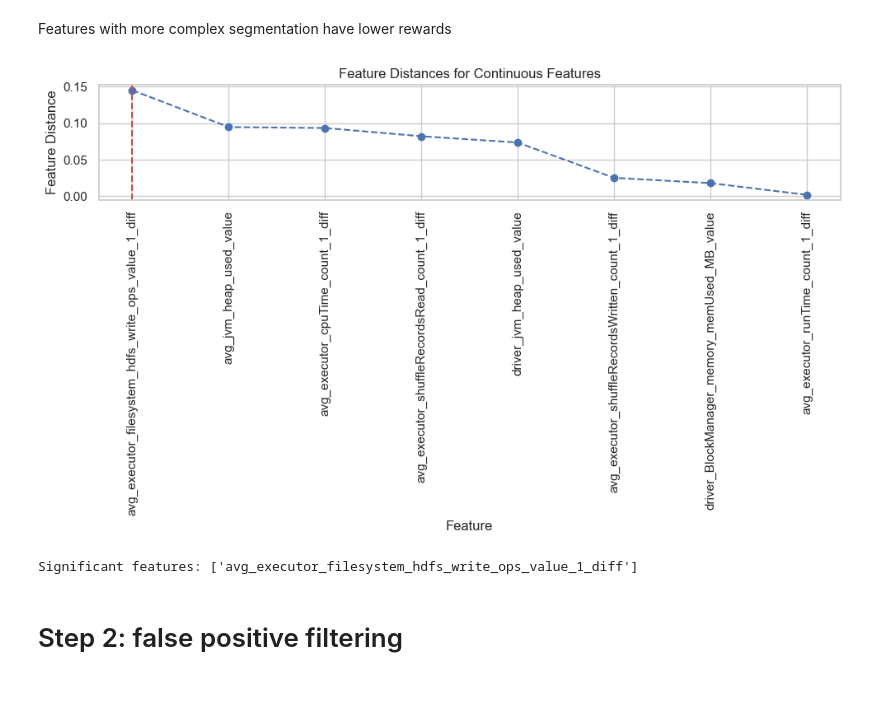
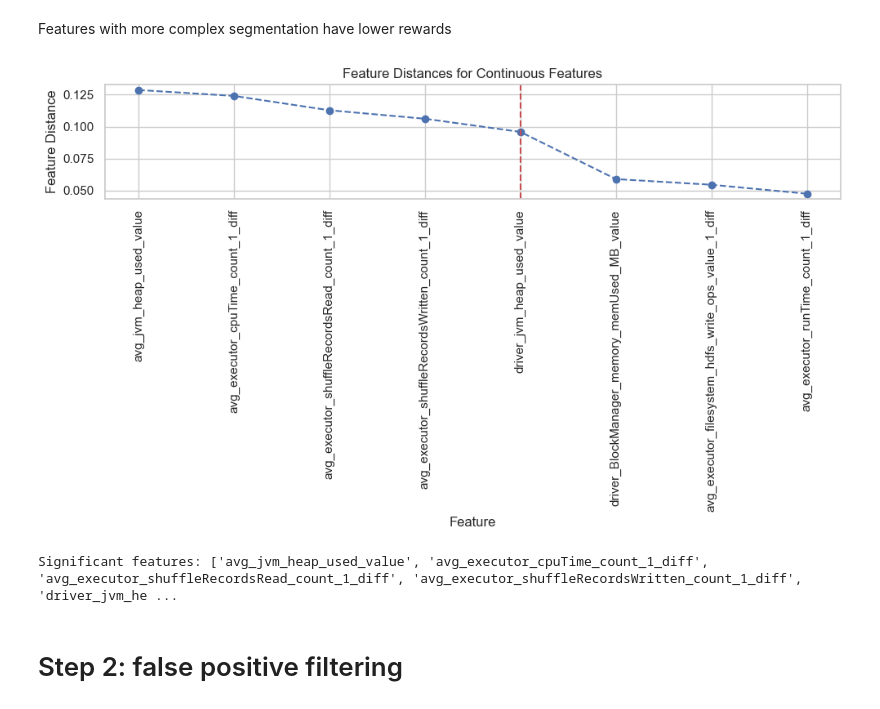
Before and after one commit to Yedson54/project-exstream, a Jupyter notebook: notebooks/extsream.ipynb, the cells around one changed output. Cells and saved outputs as stored; diff of their text form; code cells hidden in the pictures.

```diff
--- a/notebooks/extsream.ipynb
+++ b/notebooks/extsream.ipynb
@@ -83,12 +116,12 @@ dtype: int64
 # %%
 bursty_input1_df = anomaly_df[anomaly_df["trace_id"] == "1_1"]
 # %%
-# Extract columns excluding the first three
-columns_to_plot = bursty_input1_df.columns[3:]
+# Extract columns excluding the first three and the last one
+columns_to_plot = bursty_input1_df.columns[3:-1]
 
 # Set up the subplot grid
 num_rows = 4
-num_cols = 2
+num_cols = 3  # Update num_cols to 3
 
 # Create a new figure with seaborn style
 plt.figure(figsize=(12, 10))
@@ -234,6 +246,5 @@ plt.show()  # Display the plot
 # %%
-TSR = bursty_input1_df_filter[bursty_input1_df_filter["period_type"] == "I_R"]
-TSA = bursty_input1_df_filter[bursty_input1_df_filter["period_type"] == "I_A"]
+#---CODE HERE----
 
 def class_entropy(TSA, TSR):
     p_A = len(TSA) / (len(TSA) + len(TSR))
@@ -242,6 +253,15 @@ def class_entropy(TSA, TSR):
     H_Class_f = p_A * np.log(1/p_A) + p_R * np.log(1/p_R)
     return H_Class_f
 
+# example with trace_id = 1_1 and ano_id = 1
+
+TSA = bursty_input1_df_filtered[(bursty_input1_df_filtered['trace_id'] == '1_1')
+                                & (bursty_input1_df_filtered['ano_id'] == 1)
+                                & (bursty_input1_df_filtered['period_type'] == 'I_A')]
+TSR = bursty_input1_df_filtered[(bursty_input1_df_filtered['trace_id'] == '1_1')
+                                & (bursty_input1_df_filtered['ano_id'] == 1)
+                                & (bursty_input1_df_filtered['period_type'] == 'I_R')]
+
 class_entropy(TSA, TSR)
 # %% [output]
 0.6365141682948128
@@ -268,9 +288,9 @@ $$
 $$
 # %%
 #---CODE HERE----
-def generate_TS(bursty_input1_df_filter, variable):
+def generate_TS(bursty_input1_df_filtered, variable):
     # new DataFrame to store the unique values and their associated period_type
-    unique_values_df = bursty_input1_df_filter[[variable, 'period_type']].drop_duplicates()
+    unique_values_df = bursty_input1_df_filtered[[variable, 'period_type']].drop_duplicates()
 
     # Grouped by variable and determine the period type for each value
     grouped = unique_values_df.groupby(variable)['period_type']
@@ -279,9 +299,6 @@ def generate_TS(bursty_input1_df_filter, variable):
     TS = grouped.apply(lambda x: 'I_M' if set(x) == {'I_R', 'I_A'} else x.iloc[0])
     #TS.to_csv("TS.csv", sep = ";")
     return TS
-
-TS = generate_TS(bursty_input1_df_filter, "driver_BlockManager_memory_memUsed_MB_value")
-print(TS.unique())
 
 def segmentation_entropy_plus(TS):
     # Group the series by consecutive identical values and get segment lengths
@@ -305,7 +322,10 @@ def segmentation_entropy_plus(TS):
 
     return H_Segmentation_f - penalty  # Subtract the penalty
 
-# Example usage
-print(f"The segmentation entropy with mixed segment penalty is: {segmentation_entropy_plus(TS)}")
+# example with trace_id = 1_1 and ano_id = 1
+
+TS = generate_TS(pd.concat([TSA, TSR]), "driver_BlockManager_memory_memUsed_MB_value")
+print(TS.unique())
+print(f"The segmentation entropy with mixed segment penalty, for variable : driver_BlockManager_memory_memUsed_MB_value  , is: {segmentation_entropy_plus(TS)}")
 # %% [output]
 ['I_R' 'I_M' 'I_A']
@@ -351,7 +371,7 @@ Features with more complex segmentation have lower rewards
 feature_distances = {}
 
 for variable in continuous_features :
-    TS = generate_TS(bursty_input1_df_filter, variable)
+    TS = generate_TS(pd.concat([TSA, TSR]), variable)
     H_Segmentation_plus = segmentation_entropy_plus(TS)
     Distance = entropy_feature_distance(class_entropy(TSA, TSR), segmentation_entropy_plus(TS))
     feature_distances[variable] = Distance
@@ -363,35 +383,35 @@ def plot_feature_distances_with_elbow(sorted_features):
 
     # Create the plot
     plt.figure(figsize=(10, 6))
     plt.plot(variables, distances, marker='o', linestyle='--', color='b')
     plt.xlabel('Feature')
     plt.ylabel('Feature Distance')
     plt.title('Feature Distances for Continuous Features')
     plt.xticks(rotation=90)
     plt.tight_layout()
 
     # Calculate differences between successive feature distances
     differences = [distances[i] - distances[i+1] for i in range(len(distances)-1)]
 
     # Threshold defined by the max dropout in distances
     threshold = max(differences)
     elbow_point = differences.index(threshold)
 
     # Add a red line to indicate the elbow point
     plt.axvline(x=variables[elbow_point], color='r', linestyle='--')
 
     # Show the plot
     plt.show()
 
     # Return significant features
     return list(variables[:elbow_point+1])
 
 # Example usage
 significant_features = plot_feature_distances_with_elbow(sorted_features)
 print("Significant features:", significant_features)
 # %% [output]
-[figure, old version]
+[figure, new version]
-Significant features: ['avg_executor_filesystem_hdfs_write_ops_value_1_diff']
+Significant features: ['avg_jvm_heap_used_value', 'avg_executor_cpuTime_count_1_diff', 'avg_executor_shuffleRecordsRead_count_1_diff', 'avg_executor_shuffleRecordsWritten_count_1_diff', 'driver_jvm_he ...
 # %% [markdown]
 # Step 2: false positive filtering
 # %% [markdown]
```
Also changed, not shown: parts of 12 cells of this notebook.
